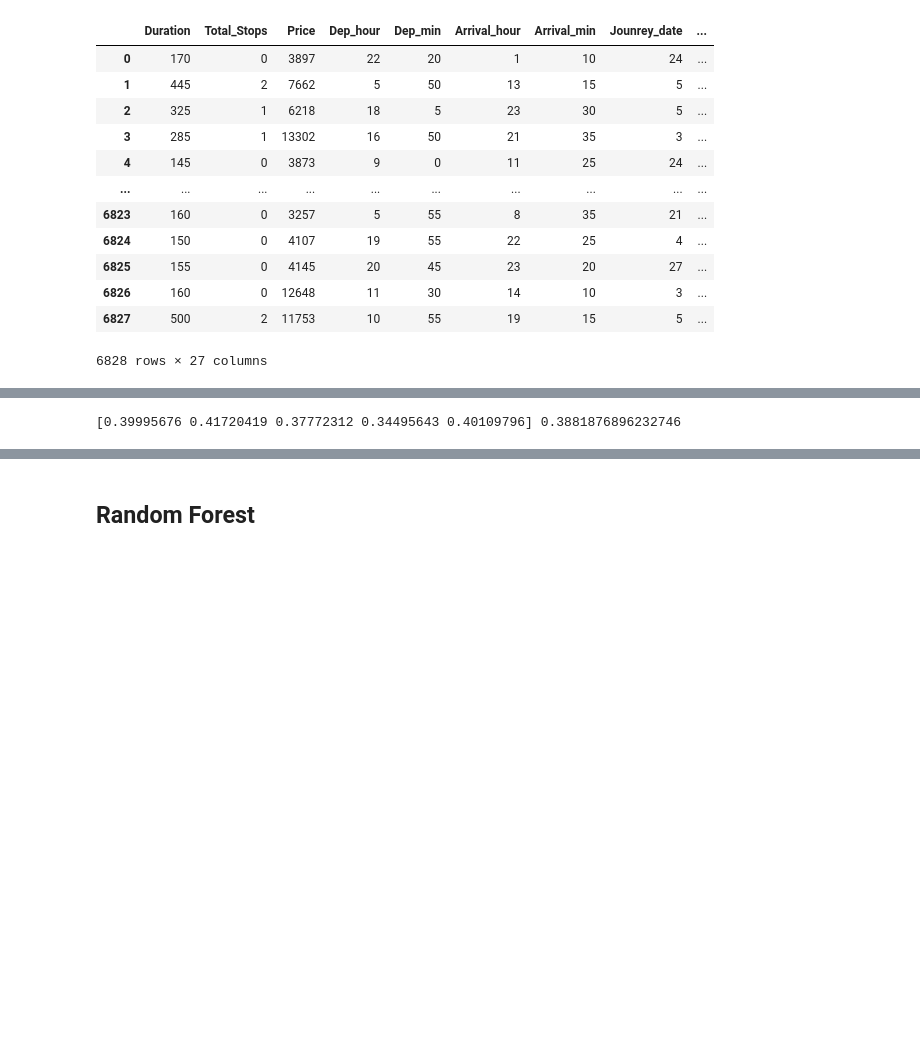
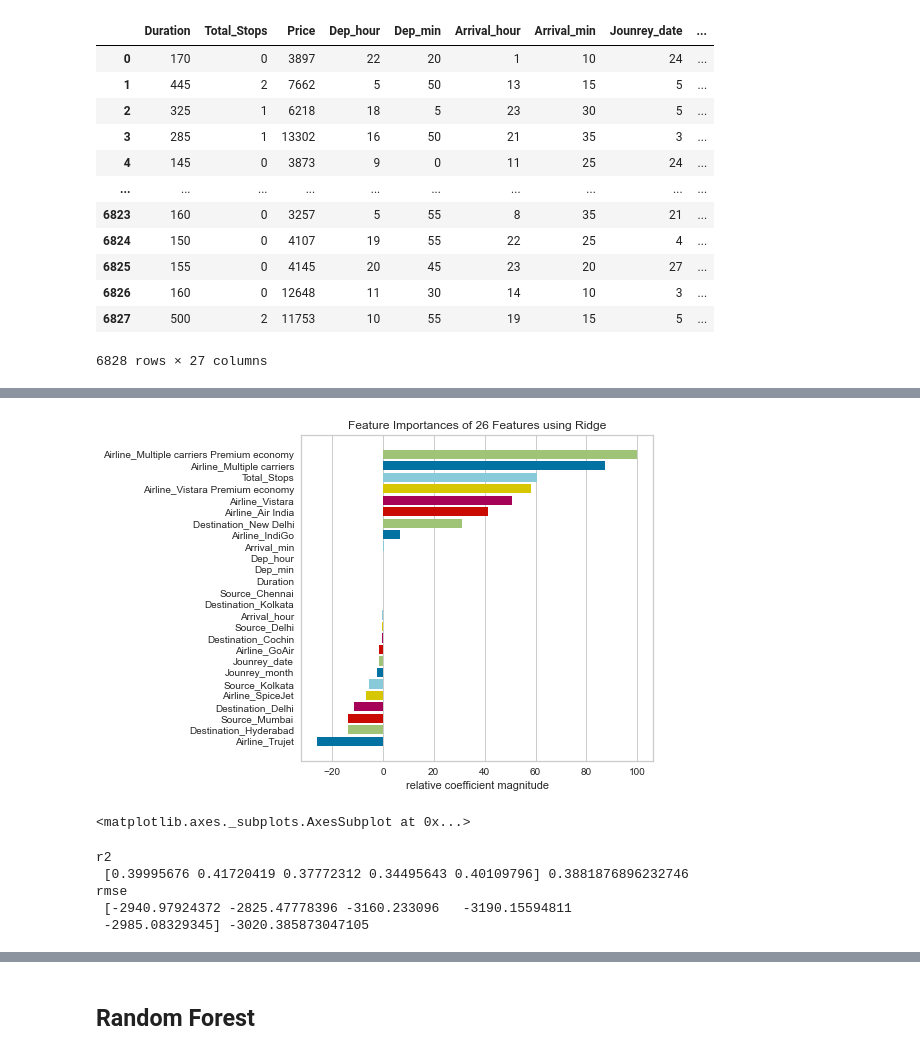
Before and after one commit to krishnasrujan/Flight-Price-Prediction-with-deployment, a Jupyter notebook: Flight Price_Code/Building Models.ipynb, the cells around one changed output, grey strips where cells are left out. Cells and saved outputs as stored; diff of their text form; code cells hidden in the pictures; blank space fills up the shorter version.

```diff
--- a/Flight Price_Code/Building Models.ipynb
+++ b/Flight Price_Code/Building Models.ipynb
@@ -40,8 +84,29 @@ print(result,result.mean())
+# %%
+viz = FeatureImportances(rid)
+viz.fit(X, y)
+viz.show()
+# %% [output]
+[figure, added]
+<matplotlib.axes._subplots.AxesSubplot at 0x...>
 # %%
 svr = SVR(kernel='linear')
 
-result = cross_val_score(svr, X, y, cv=kfold,
-                          scoring='r2')
-print(result,result.mean())
+
+result_r2 = cross_val_score(svr, X, y, cv=kfold,
+                          scoring='r2',n_jobs=-1)
+
+result_rmse = cross_val_score(svr, X, y, cv=kfold,
+                          scoring='neg_root_mean_squared_error',n_jobs=-1)
+
+print('r2\n',result_r2,result_r2.mean())
+
+print('rmse\n',result_rmse,result_rmse.mean())
+
+svr_lin_r2 = result_r2.mean()
+svr_lin_rmse = result_rmse.mean()
 # %% [output]
-[0.39995676 0.41720419 0.37772312 0.34495643 0.40109796] 0.3881876896232746
+r2
+ [0.39995676 0.41720419 0.37772312 0.34495643 0.40109796] 0.3881876896232746
+rmse
+ [-2940.97924372 -2825.47778396 -3160.233096   -3190.15594811
+ -2985.08329345] -3020.385873047105
```
Also changed, not shown: parts of 33 cells of this notebook.
